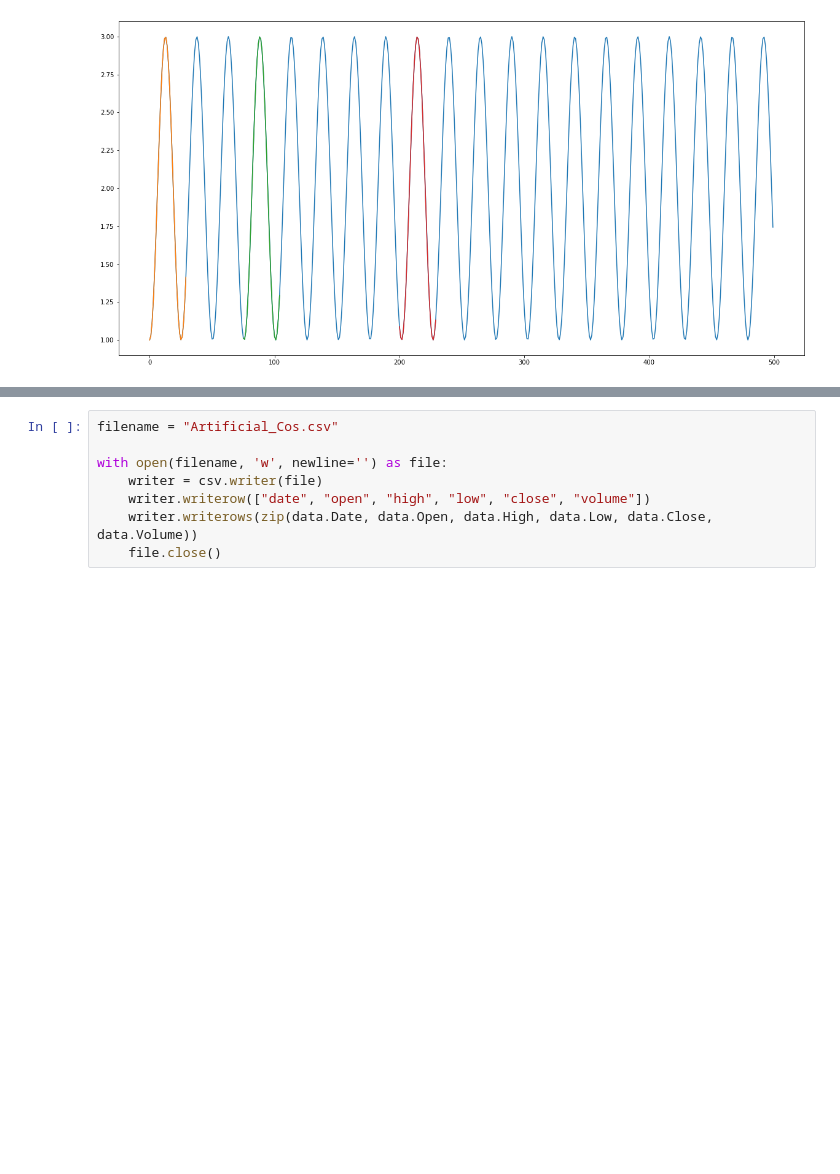
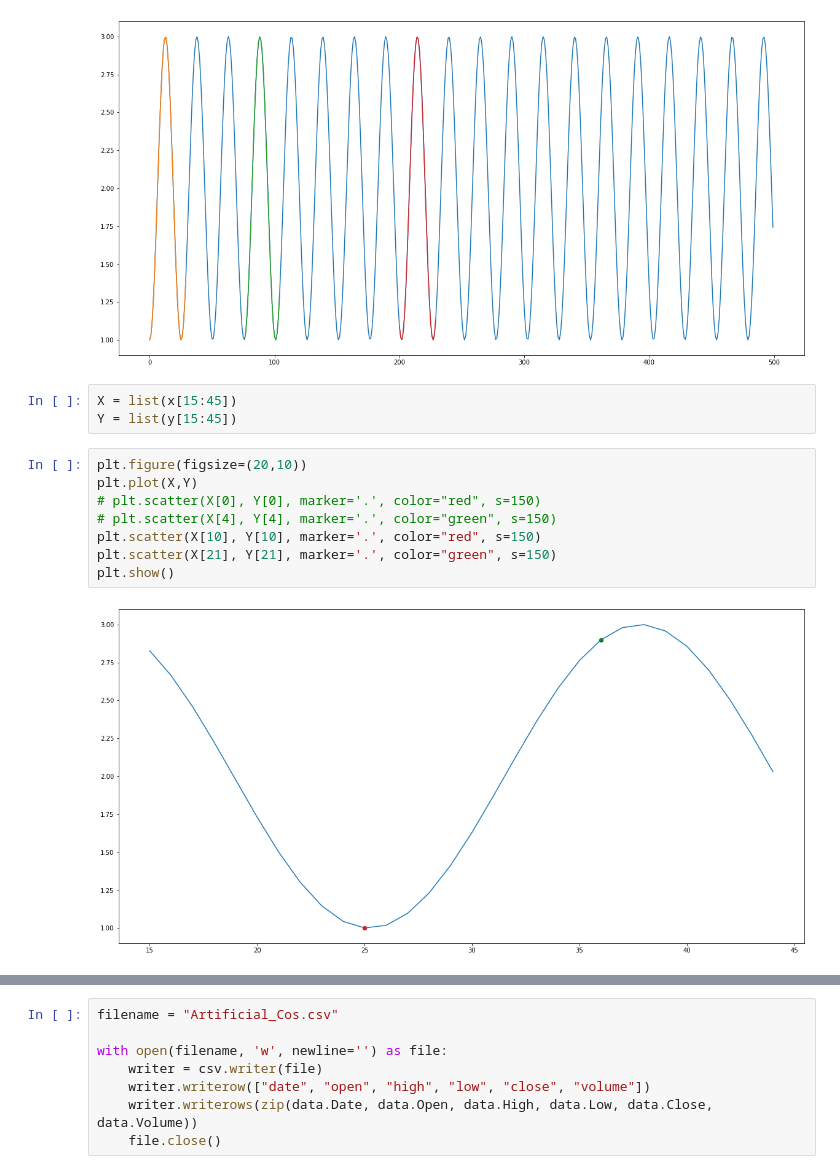
Before and after one commit to lucaswehmuth/rl-investing, a Jupyter notebook: data/3-ArtificialData.ipynb, the cells around one changed output, grey strips where cells are left out. Saved outputs shown, nothing was run; the diff lists cells and outputs as text; blank space fills up the shorter version.

```diff
--- a/data/3-ArtificialData.ipynb
+++ b/data/3-ArtificialData.ipynb
@@ -126,3 +119,16 @@ plt.plot(x[200:230],y[200:230])
 plt.show()
 # %% [output]
 [figure]
+# %%
+X = list(x[15:45])
+Y = list(y[15:45])
+# %%
+plt.figure(figsize=(20,10))
+plt.plot(X,Y)
+# plt.scatter(X[0], Y[0], marker='.', color="red", s=150)
+# plt.scatter(X[4], Y[4], marker='.', color="green", s=150)
+plt.scatter(X[10], Y[10], marker='.', color="red", s=150)
+plt.scatter(X[21], Y[21], marker='.', color="green", s=150)
+plt.show()
+# %% [output]
+[figure, added]
```
Also changed, not shown: parts of 20 cells of this notebook, 6 other files.
